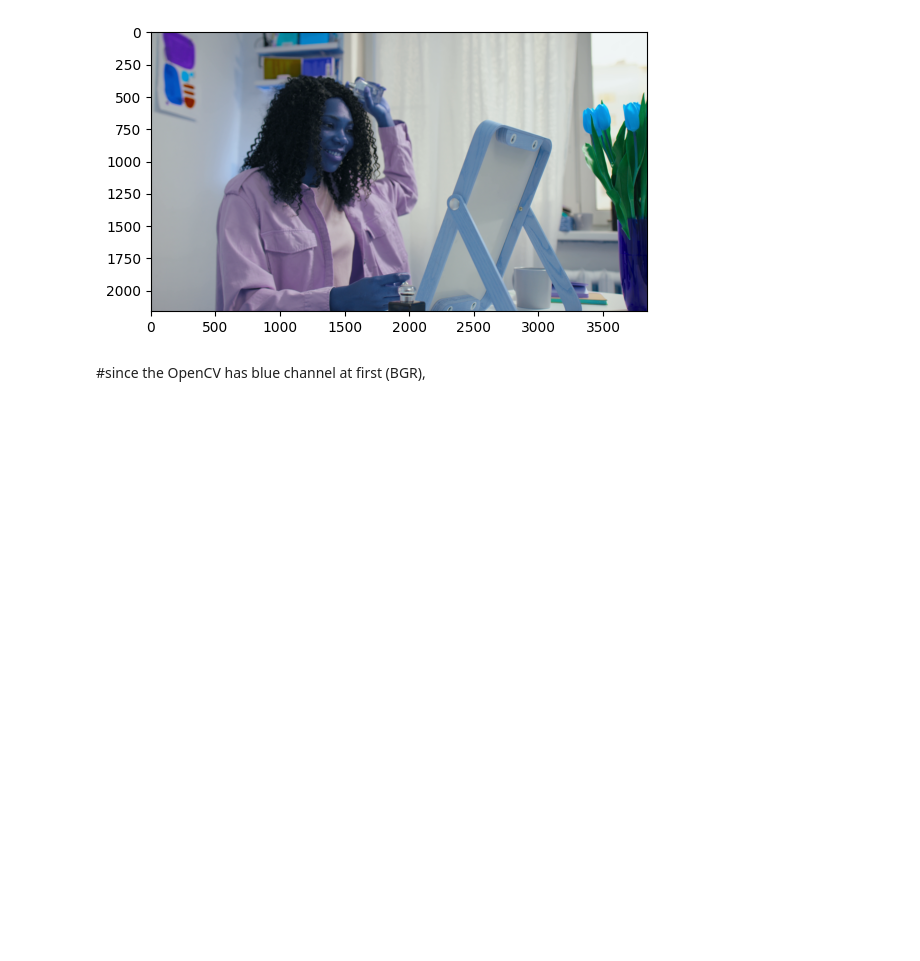
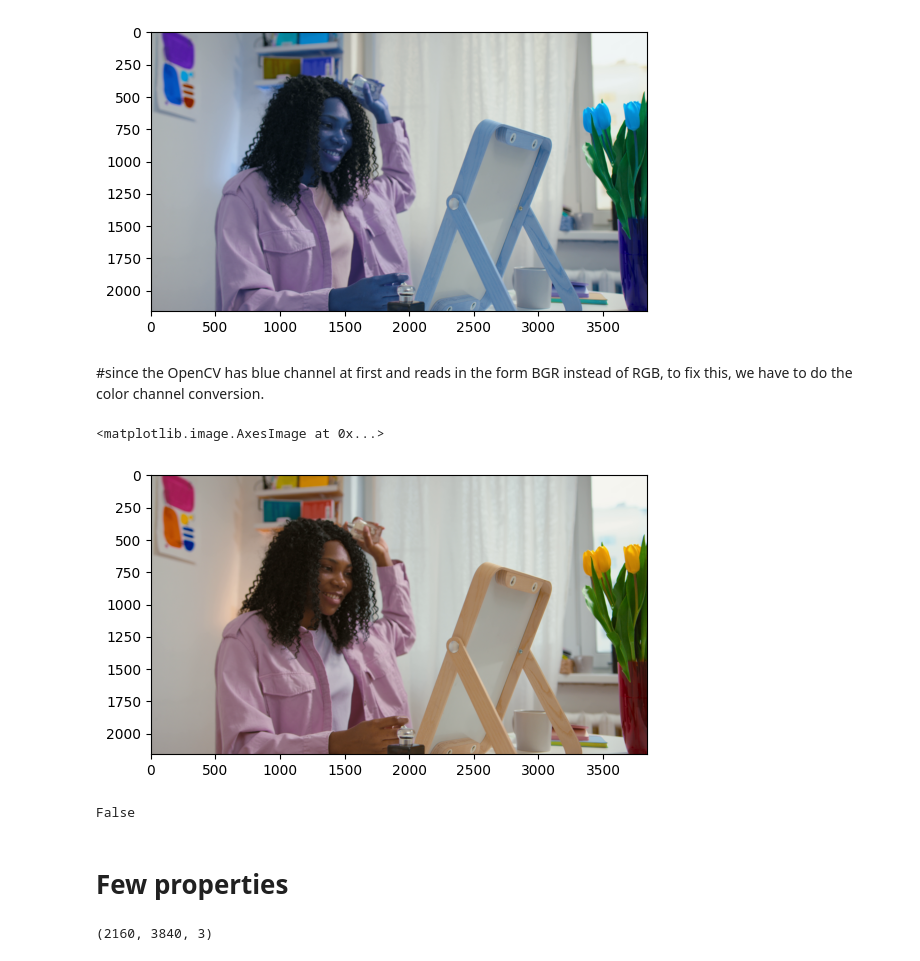
Before and after one commit to Shreejan-git/OpenCV, a Jupyter notebook: OpenCV_with_video.ipynb, the cells around one changed output. Saved outputs shown, nothing was run; the diff lists cells and outputs as text; code cells hidden in the pictures; blank space fills up the shorter version.

```diff
--- a/OpenCV_with_video.ipynb
+++ b/OpenCV_with_video.ipynb
@@ -24,4 +45,9 @@ plt.imshow(frame) #
 <matplotlib.image.AxesImage at 0x...>
 [figure]
 # %% [markdown]
-#since the OpenCV has blue channel at first (BGR),
+#since the OpenCV has blue channel at first and reads in the form BGR instead of RGB, to fix this, we have to do the color channel conversion.
+# %%
+plt.imshow(cv2.cvtColor(frame, cv2.COLOR_BGR2RGB))
+# %% [output]
+<matplotlib.image.AxesImage at 0x...>
+[figure, added]
@@ -27,0 +58,10 @@ plt.imshow(frame) #
+# %%
+ret
+# %% [output]
+False
+# %% [markdown]
+# Few properties
+# %%
+frame.shape
+# %% [output]
+(2160, 3840, 3)
```
Also changed, not shown: parts of 15 cells of this notebook.
